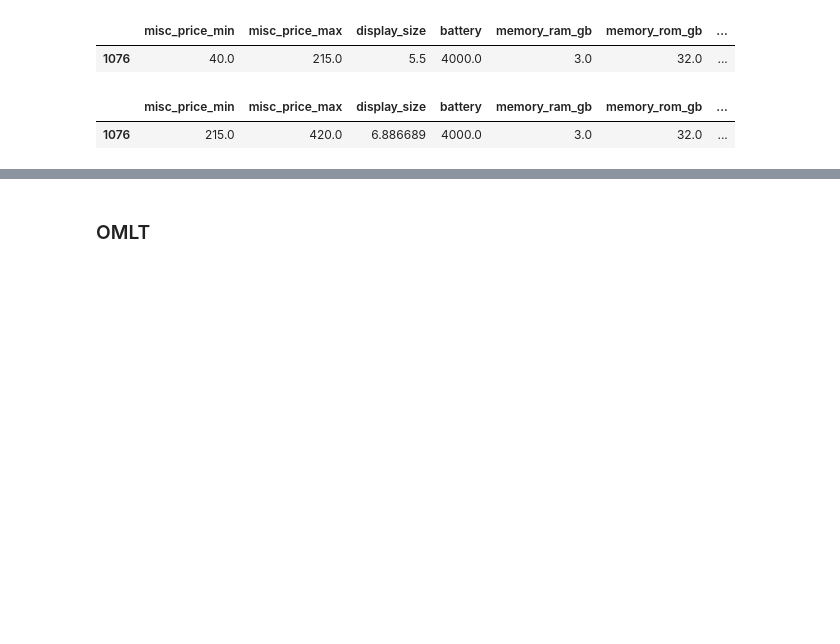
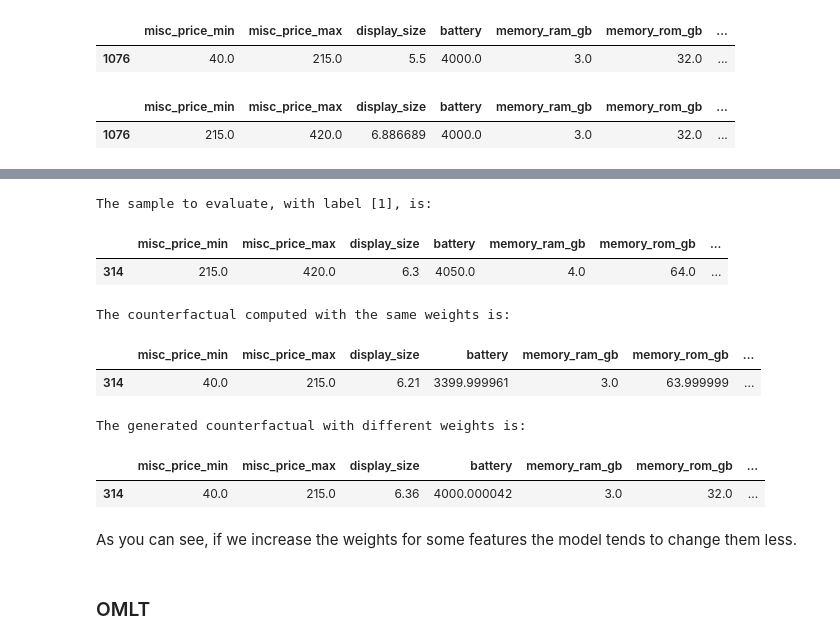
Before and after one commit to Valendrew/counterfactual-explanations, a Jupyter notebook: model_optimization.ipynb, the cells around one changed output, grey strips where cells are left out. Drawn from its saved outputs; the diff is of its cells as text; code cells hidden in the pictures; blank space fills up the shorter version.

```diff
--- a/model_optimization.ipynb
+++ b/model_optimization.ipynb
@@ -939,0 +1005,8 @@ cfs_list
+# %%
+idx = 314
+
+sample_idx = X_test.loc[[idx]]
+label_idx = y_test.loc[[idx]]
+
+weights = np.repeat(1, len(cont_feat) + len(cat_feat))
+feature_props = util_counterfactual.create_feature_props(X_train_val, cont_feat, cat_feat, weights)
@@ -940,3 +1023,38 @@ cfs_list
+# %%
+# Set different weights
+weights = np.repeat(1, len(cont_feat) + len(cat_feat))
+# weights[X_train_val.columns.get_loc("memory_ram_gb")] = 1
+weights[X_train_val.columns.get_loc("selfie_camera_resolution")] = 2
+weights[X_train_val.columns.get_loc("battery")] = 2
+# weights[X_train_val.columns.get_loc("main_camera_resolution")] = 1
+
+feature_props = util_counterfactual.create_feature_props(X_train_val, cont_feat, cat_feat, weights)
+# %%
+cfs_w = generate_counterfactuals_from_sample_list(
+        nn_model, "dice", X_train_val, y_train_val, sample_idx, label_idx, feature_props=feature_props,
+        type_cf="lower", backend="PYT", target_column="misc_price", dice_method='genetic',
+        pipeline=cols_pipeline, save_filename=None, **kwargs_cf_dice
+)
+# %%
+print(f"The sample to evaluate, with label {label_idx.values}, is:")
+full_sample = inverse_pipeline(cols_pipeline, pd.concat([label_idx, sample_idx], axis=1))
+display(full_sample)
+print("\nThe counterfactual computed with the same weights is:")
+display(cfs)
+print("\nThe generated counterfactual with different weights is:")
+display(cfs_w)
+# %% [output]
+The sample to evaluate, with label [1], is:
+|  | misc_price_min | misc_price_max | display_size | battery | memory_ram_gb | memory_rom_gb | ... |
+| 314 | 215.0 | 420.0 | 6.3 | 4050.0 | 4.0 | 64.0 | ... |
+The counterfactual computed with the same weights is:
+|  | misc_price_min | misc_price_max | display_size | battery | memory_ram_gb | memory_rom_gb | ... |
+| 314 | 40.0 | 215.0 | 6.21 | 3399.999961 | 3.0 | 63.999999 | ... |
+The generated counterfactual with different weights is:
+|  | misc_price_min | misc_price_max | display_size | battery | memory_ram_gb | memory_rom_gb | ... |
+| 314 | 40.0 | 215.0 | 6.36 | 4000.000042 | 3.0 | 32.0 | ... |
+# %% [markdown]
+As you can see, if we increase the weights for some features the model tends to change them less.
 # %% [markdown]
 ### OMLT
 # %% [markdown]
```
Also changed, not shown: parts of 18 cells of this notebook, 3 other files.
